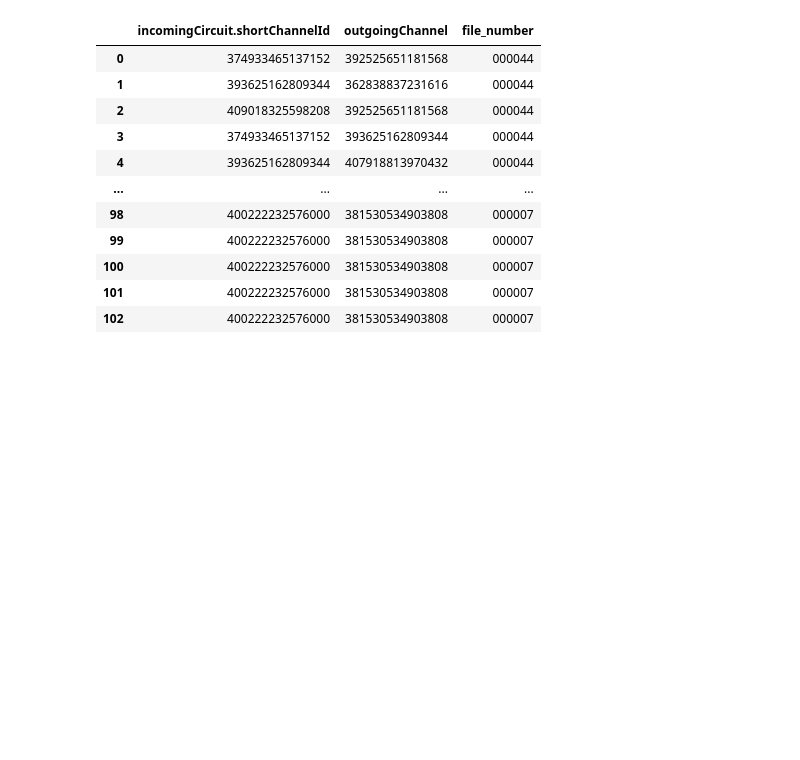
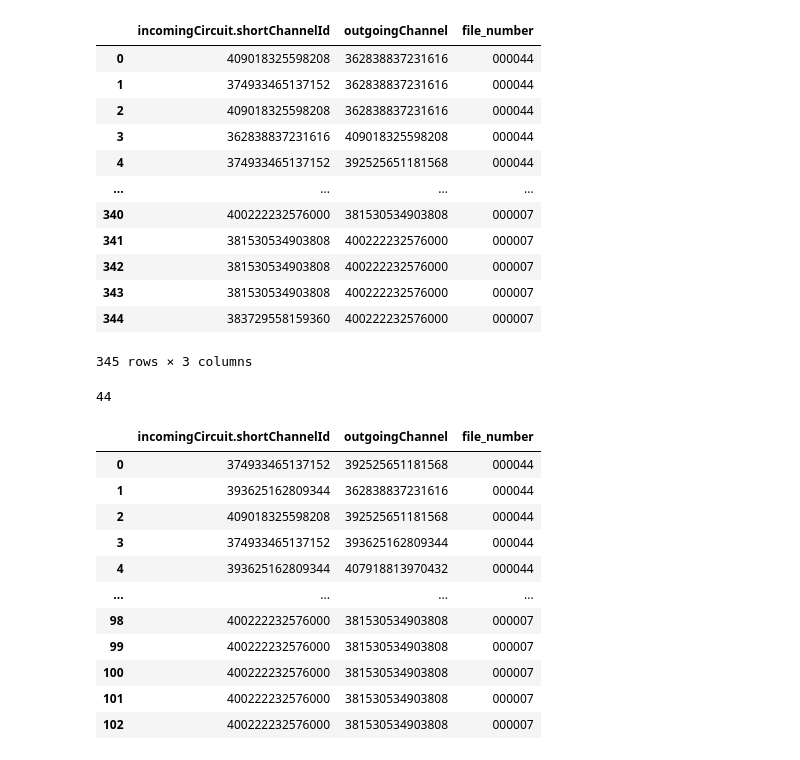
Before and after one commit to ClaraShk/JamAttackEval, a Jupyter notebook: Reputation Check.ipynb, the cells around one changed output. Saved outputs shown, nothing was run; the diff lists cells and outputs as text; code cells hidden in the pictures; blank space fills up the shorter version.

```diff
--- a/Reputation Check.ipynb
+++ b/Reputation Check.ipynb
@@ -32,6 +32,60 @@ df
 | 43 | 3040a340d436d9d6323df74469333fe1e... | 1721234178381751263 | 382630046531584 | 2.962338e+06 | 0 | 3336.666667 | 4.139063e+02 | ... |
 | 44 | 49b2c974d39bcff20d3ee2b73d6c0d080... | 1721234312477335173 | 382630046531584 | 1.053918e+04 | 0 | 3533.333333 | 1.343751e+03 | ... |
 | 45 | dec8bd01c1630b1fe400228e08bc340df... | 1721234349435585305 | 381530534903808 | 1.158544e+04 | 0 | 3333.333333 | 1.116885e+04 | ... |
+# %%
+import pandas as pd
+import os
+import json
+
+# Define the folder path
+folder_path = 'results_Jul22'
+
+# Initialize an empty list to store the relevant data
+data = []
+
+# Iterate over all files in the folder
+for filename in os.listdir(folder_path):
+    if filename.endswith('.json'):
+        # Construct the full file path
+        file_path = os.path.join(folder_path, filename)
+
+        # Load the JSON file
+        with open(file_path, 'r') as file:
+            content = json.load(file)
+
+        # Extract the relevant information
+        for htlc in content.get('htlcs', []):
+            if htlc.get('outcome') < 3:
+                record = {
+                    'incomingCircuit.shortChannelId': htlc['incomingCircuit']['shortChannelId'],
+                    'outgoingChannel': htlc['outgoingChannel'],
+                    'file_number': filename.split('_')[0]
+                }
+                data.append(record)
+
+# Create a DataFrame from the collected data
+df_all = pd.DataFrame(data)
+
+# Display the DataFrame
+df_all
+# %% [output]
+|  | incomingCircuit.shortChannelId | outgoingChannel | file_number |
+| 0 | 409018325598208 | 362838837231616 | 000044 |
+| 1 | 374933465137152 | 362838837231616 | 000044 |
+| 2 | 409018325598208 | 362838837231616 | 000044 |
+| 3 | 362838837231616 | 409018325598208 | 000044 |
+| 4 | 374933465137152 | 392525651181568 | 000044 |
+| ... | ... | ... | ... |
+| 340 | 400222232576000 | 381530534903808 | 000007 |
+| 341 | 381530534903808 | 400222232576000 | 000007 |
+| 342 | 381530534903808 | 400222232576000 | 000007 |
+| 343 | 381530534903808 | 400222232576000 | 000007 |
+| 344 | 383729558159360 | 400222232576000 | 000007 |
+345 rows × 3 columns
+# %%
+len(df_all['incomingCircuit.shortChannelId'].unique())
+# %% [output]
+44
 # %%
 import pandas as pd
 import os
```
Also changed, not shown: parts of 6 cells of this notebook.
